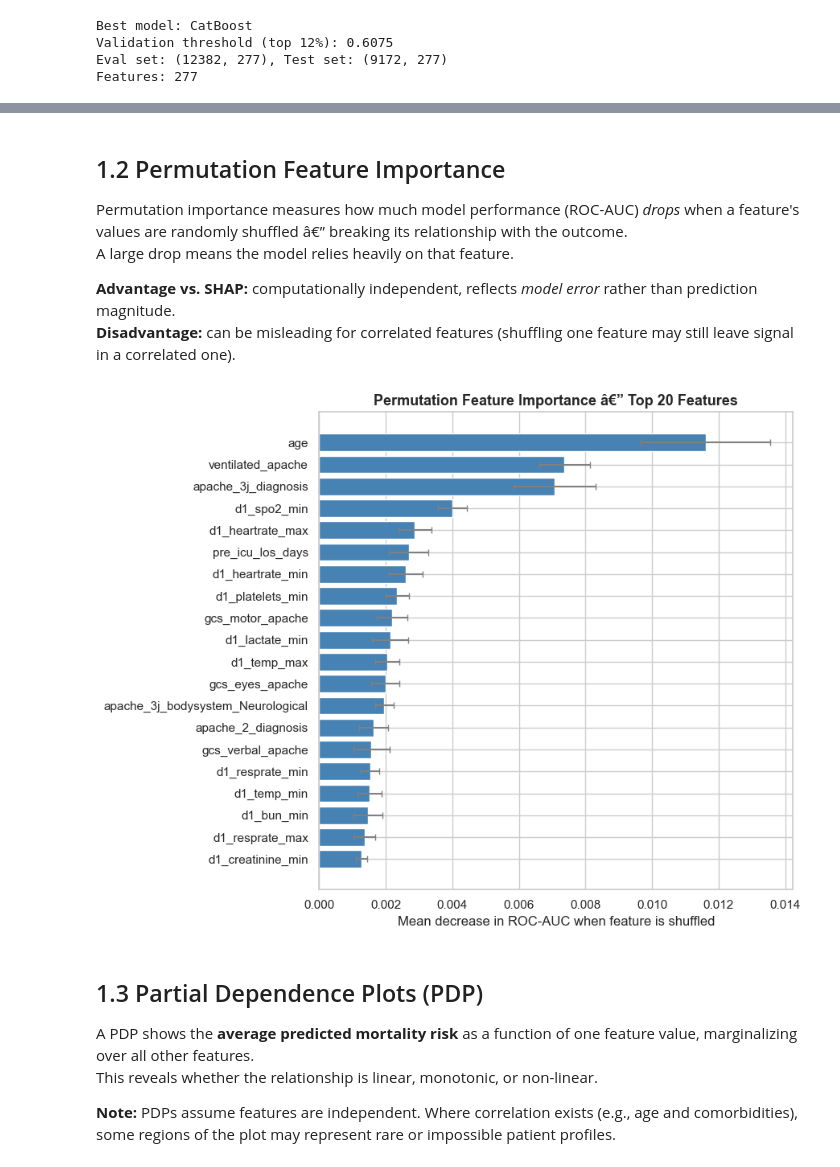
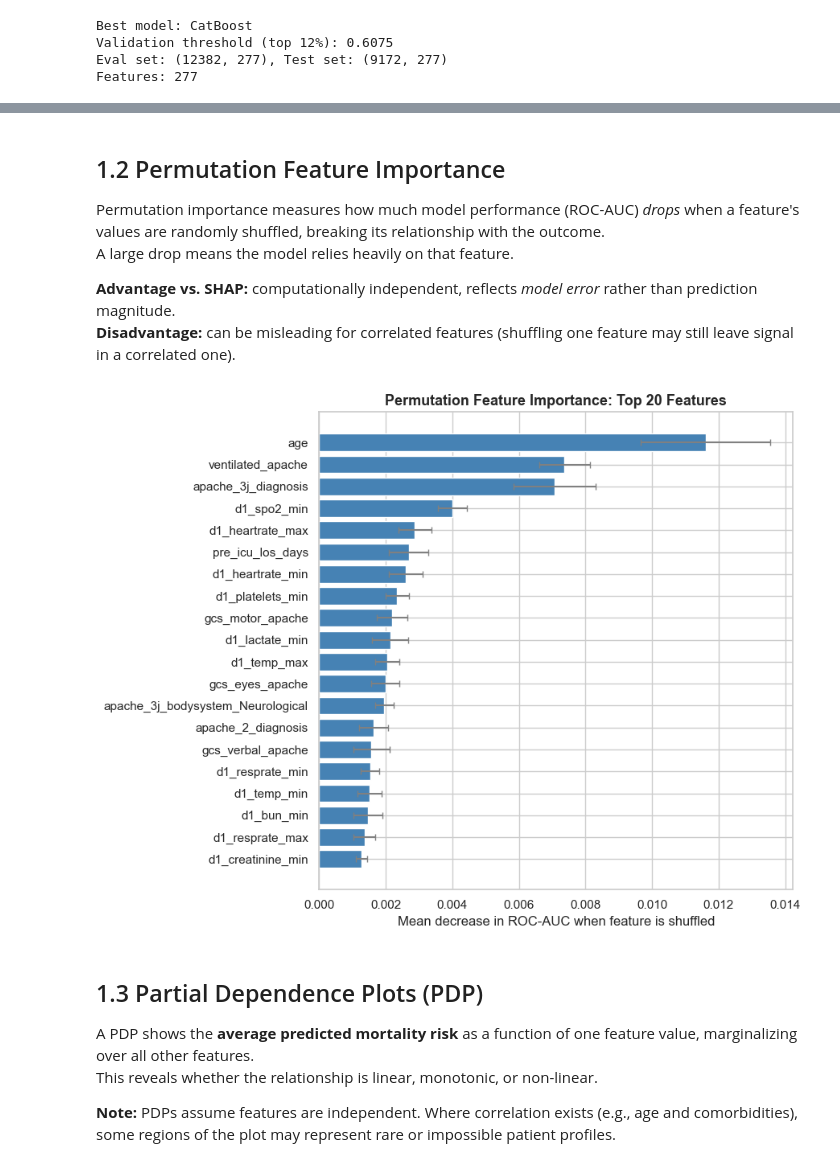
Before and after one commit to SwaneGhost/MedicalRiskModel, a Jupyter notebook: notebooks/03_meeting3.ipynb, the cells around one changed output, grey strips where cells are left out. Cells and saved outputs as stored; diff of their text form; code cells hidden in the pictures.

```diff
--- a/notebooks/03_meeting3.ipynb
+++ b/notebooks/03_meeting3.ipynb
@@ -229,7 +227,7 @@ Top 4 features: ['age', 'apache_3j_diagnosis', 'ventilated_apache', 'd1_spo2_min
 # %% [markdown]
 ## 1.2 Permutation Feature Importance
 
-Permutation importance measures how much model performance (ROC-AUC) *drops* when a feature's values are randomly shuffled â€” breaking its relationship with the outcome.
+Permutation importance measures how much model performance (ROC-AUC) *drops* when a feature's values are randomly shuffled, breaking its relationship with the outcome.
 A large drop means the model relies heavily on that feature.
 
 **Advantage vs. SHAP:** computationally independent, reflects *model error* rather than prediction magnitude.
@@ -237,33 +235,33 @@ A large drop means the model relies heavily on that feature.
 # %%
 TOP_N_PERM = 20
 
 perm_result = permutation_importance(
     best_model, X_eval, y_eval,
     n_repeats=10,
     scoring='roc_auc',
     random_state=RANDOM_STATE,
     n_jobs=-1,
 )
 
 perm_df = pd.DataFrame({
     'feature': feature_names,
     'importance_mean': perm_result.importances_mean,
     'importance_std':  perm_result.importances_std,
 }).sort_values('importance_mean', ascending=False).head(TOP_N_PERM)
 
 fig, ax = plt.subplots(figsize=(9, 7))
 ax.barh(
     perm_df['feature'][::-1],
     perm_df['importance_mean'][::-1],
     xerr=perm_df['importance_std'][::-1],
     color='steelblue', ecolor='gray', capsize=3,
 )
 ax.set_xlabel('Mean decrease in ROC-AUC when feature is shuffled')
-ax.set_title(f'Permutation Feature Importance â€” Top {TOP_N_PERM} Features', fontsize=13, fontweight='bold')
+ax.set_title(f'Permutation Feature Importance: Top {TOP_N_PERM} Features', fontsize=13, fontweight='bold')
 plt.tight_layout()
 plt.show()
 # %% [output]
-[figure, old version]
+[figure, new version]
 # %% [markdown]
 ## 1.3 Partial Dependence Plots (PDP)
 
```
Also changed, not shown: parts of 21 cells of this notebook, 2 other files.
